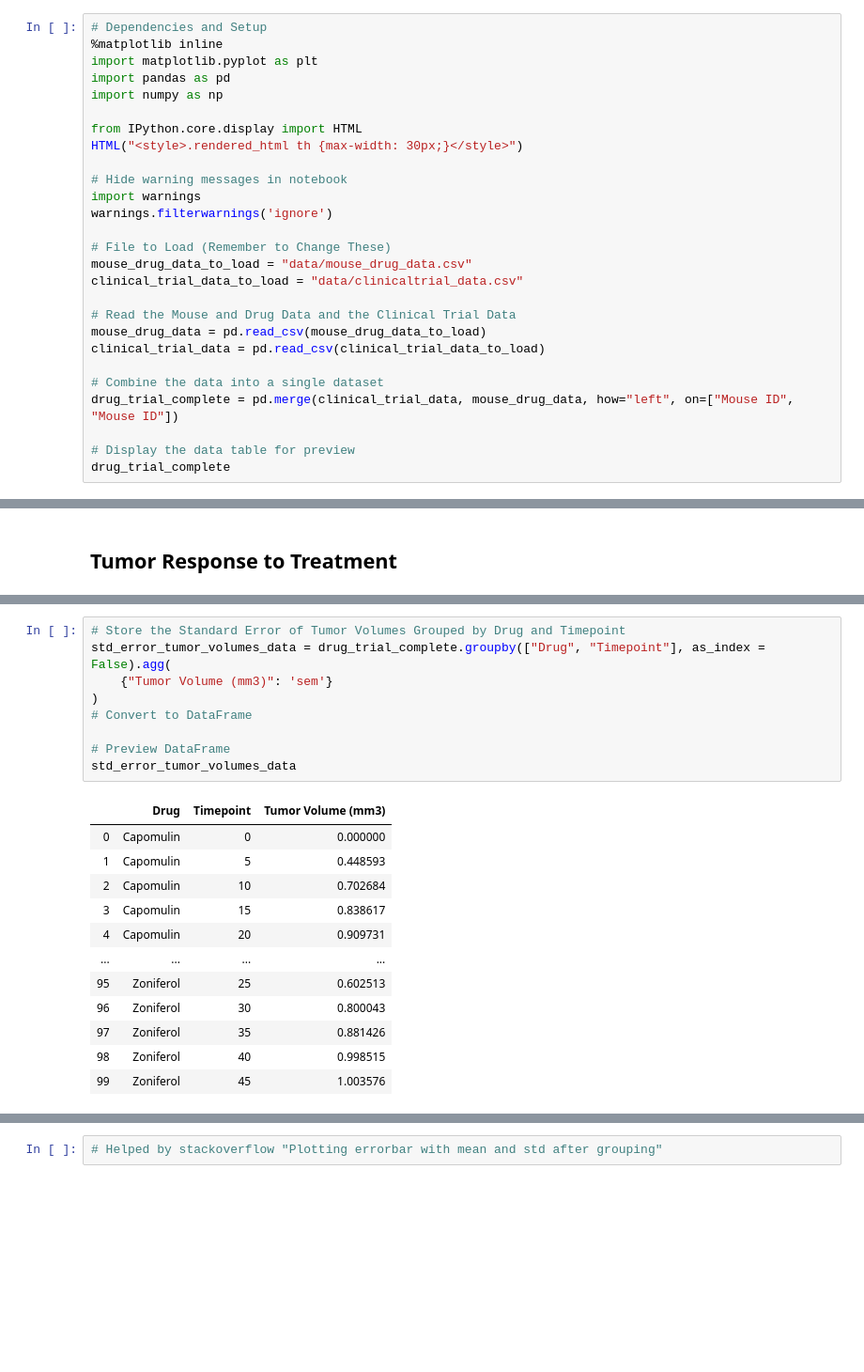
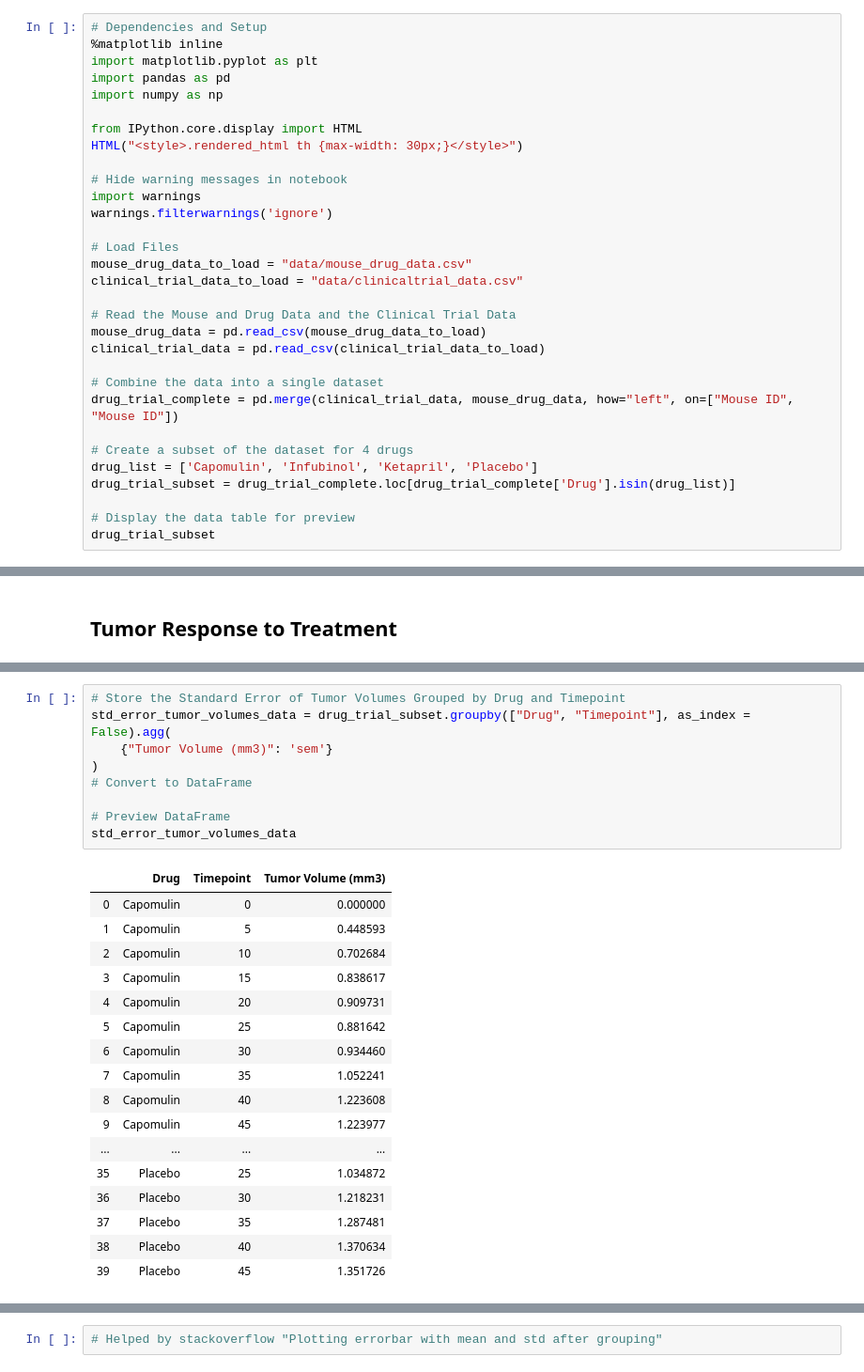
Before and after one commit to magcox5/matplotlib-challenge, a Jupyter notebook: Pymaceuticals/pymaceuticals_starter.ipynb, the cells around one changed output, grey strips where cells are left out. Shown: that part at 94% size. Drawn from its saved outputs; the diff is of its cells as text; blank space fills up the shorter version.

```diff
--- a/Pymaceuticals/pymaceuticals_starter.ipynb
+++ b/Pymaceuticals/pymaceuticals_starter.ipynb
@@ -12,7 +12,7 @@ HTML("<style>.rendered_html th {max-width: 30px;}</style>")
 import warnings
 warnings.filterwarnings('ignore')
 
-# File to Load (Remember to Change These)
+# Load Files
 mouse_drug_data_to_load = "data/mouse_drug_data.csv"
 clinical_trial_data_to_load = "data/clinicaltrial_data.csv"
 
@@ -23,8 +23,12 @@ clinical_trial_data = pd.read_csv(clinical_trial_data_to_load)
 # Combine the data into a single dataset
 drug_trial_complete = pd.merge(clinical_trial_data, mouse_drug_data, how="left", on=["Mouse ID", "Mouse ID"])
 
+# Create a subset of the dataset for 4 drugs
+drug_list = ['Capomulin', 'Infubinol', 'Ketapril', 'Placebo']
+drug_trial_subset = drug_trial_complete.loc[drug_trial_complete['Drug'].isin(drug_list)]
+
 # Display the data table for preview
-drug_trial_complete
+drug_trial_subset
 # %% [output]
 |  | Mouse ID | Timepoint | Tumor Volume (mm3) | Metastatic Sites | Drug |
 | 0 | b128 | 0 | 45.000000 | 0 | Capomulin |
@@ -78,22 +98,27 @@ mean_tumor_volume_data
 # %%
 # Store the Standard Error of Tumor Volumes Grouped by Drug and Timepoint
-std_error_tumor_volumes_data = drug_trial_complete.groupby(["Drug", "Timepoint"], as_index = False).agg(
+std_error_tumor_volumes_data = drug_trial_subset.groupby(["Drug", "Timepoint"], as_index = False).agg(
     {"Tumor Volume (mm3)": 'sem'}
 )
 # Convert to DataFrame
 
 # Preview DataFrame
 std_error_tumor_volumes_data
 # %% [output]
 |  | Drug | Timepoint | Tumor Volume (mm3) |
 | 0 | Capomulin | 0 | 0.000000 |
 | 1 | Capomulin | 5 | 0.448593 |
 | 2 | Capomulin | 10 | 0.702684 |
 | 3 | Capomulin | 15 | 0.838617 |
 | 4 | Capomulin | 20 | 0.909731 |
+| 5 | Capomulin | 25 | 0.881642 |
+| 6 | Capomulin | 30 | 0.934460 |
+| 7 | Capomulin | 35 | 1.052241 |
+| 8 | Capomulin | 40 | 1.223608 |
+| 9 | Capomulin | 45 | 1.223977 |
 | ... | ... | ... | ... |
-| 95 | Zoniferol | 25 | 0.602513 |
-| 96 | Zoniferol | 30 | 0.800043 |
-| 97 | Zoniferol | 35 | 0.881426 |
-| 98 | Zoniferol | 40 | 0.998515 |
-| 99 | Zoniferol | 45 | 1.003576 |
+| 35 | Placebo | 25 | 1.034872 |
+| 36 | Placebo | 30 | 1.218231 |
+| 37 | Placebo | 35 | 1.287481 |
+| 38 | Placebo | 40 | 1.370634 |
+| 39 | Placebo | 45 | 1.351726 |
```
Also changed, not shown: parts of 24 cells of this notebook.
